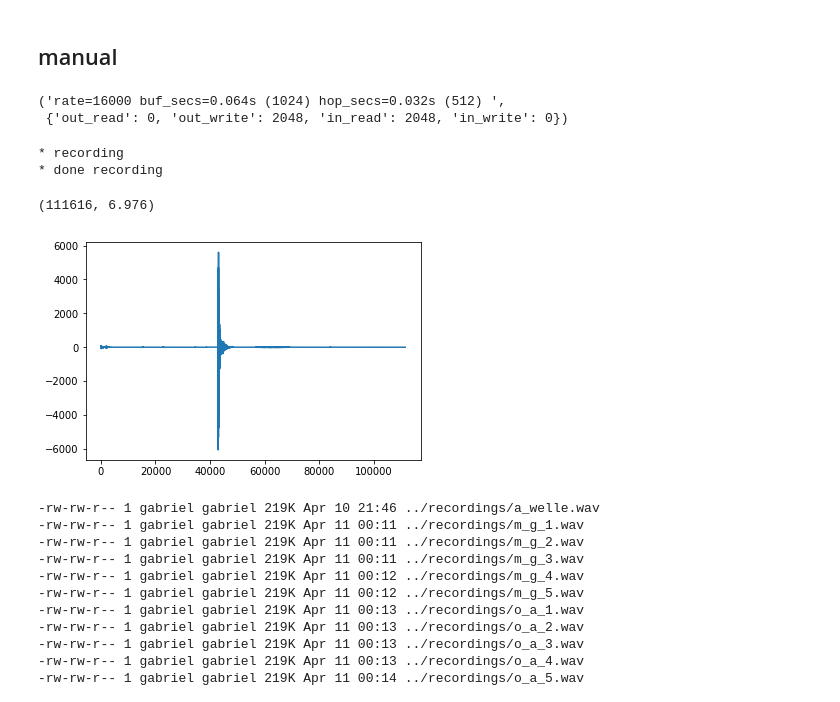
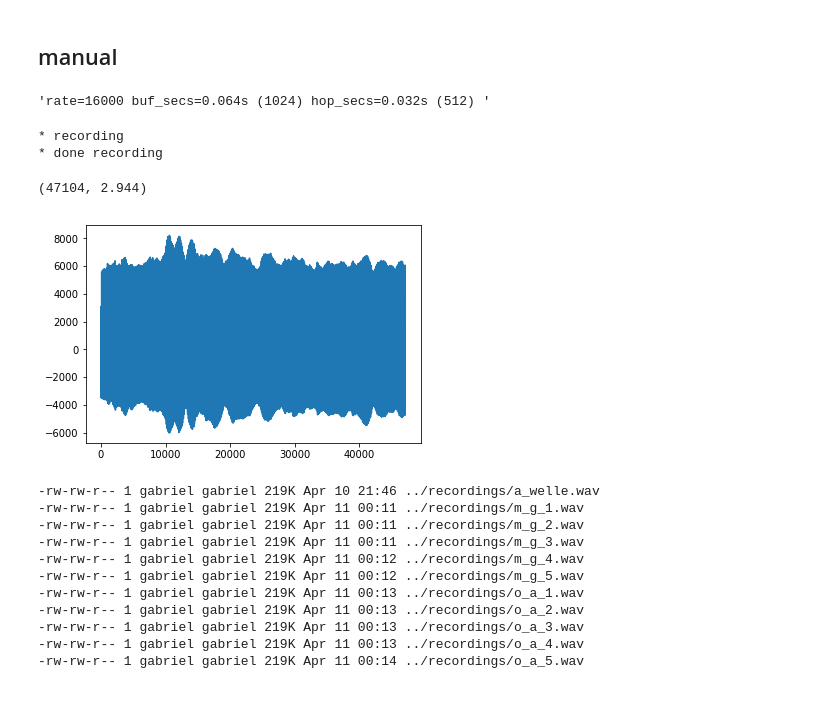
Before and after one commit to nuru-nu/moyo, a Jupyter notebook: notebooks/audio.ipynb, the cells around one changed output. Drawn from its saved outputs; the diff is of its cells as text; code cells hidden in the pictures.

```diff
--- a/notebooks/audio.ipynb
+++ b/notebooks/audio.ipynb
@@ -55,17 +58,16 @@ device_index=3 "Multi-Output Device", input=0, output=2 // None
 ## manual
 # %%
 audio_interface = audio.AudioInterface(input=1, output=1)
-settings.to_string(), audio_interface.get_available()
+settings.to_string()
 # %% [output]
-('rate=16000 buf_secs=0.064s (1024) hop_secs=0.032s (512) ',
- {'out_read': 0, 'out_write': 2048, 'in_read': 2048, 'in_write': 0})
+'rate=16000 buf_secs=0.064s (1024) hop_secs=0.032s (512) '
 # %%
 # record ...
-data = audio_interface.record(secs=7)
+data = audio_interface.record(secs=3)
 plt.plot(data)
 len(data), len(data)/settings.rate
 # %% [output]
 * recording
 * done recording
-(111616, 6.976)
+(47104, 2.944)
-[figure, old version]
+[figure, new version]
```
Also changed, not shown: parts of 10 cells of this notebook, 1 other file.
